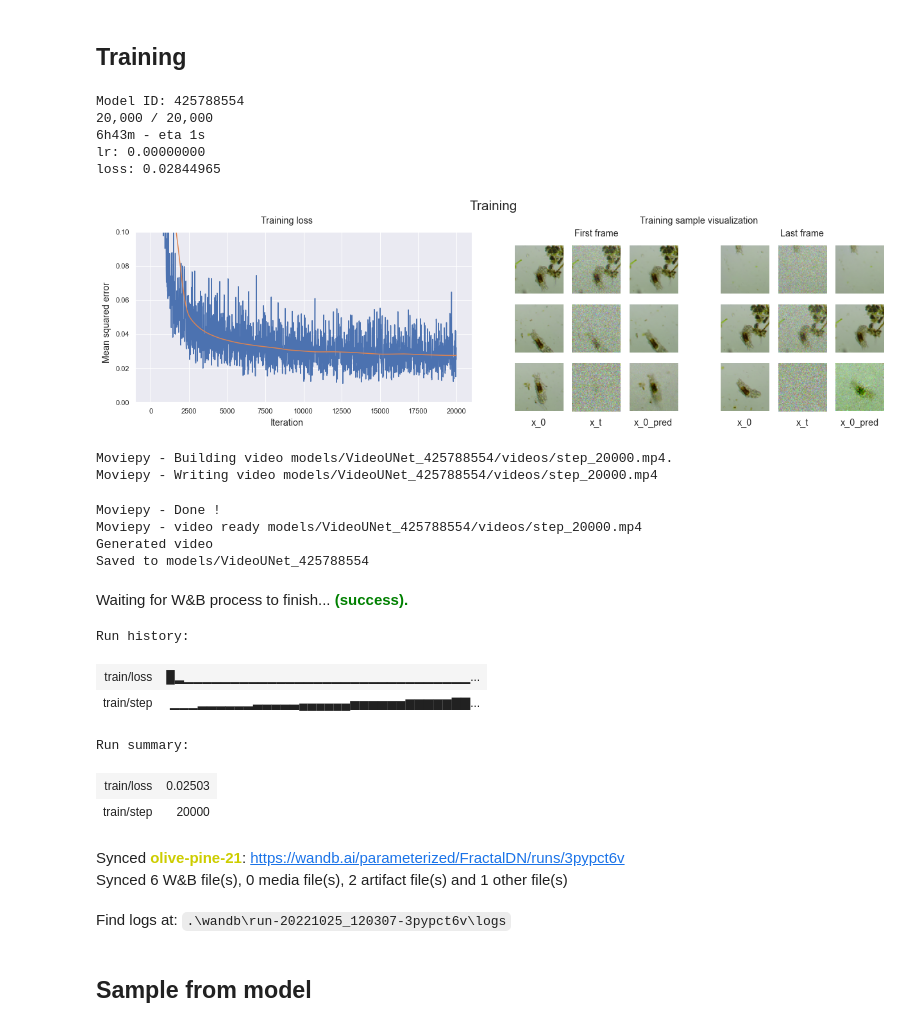
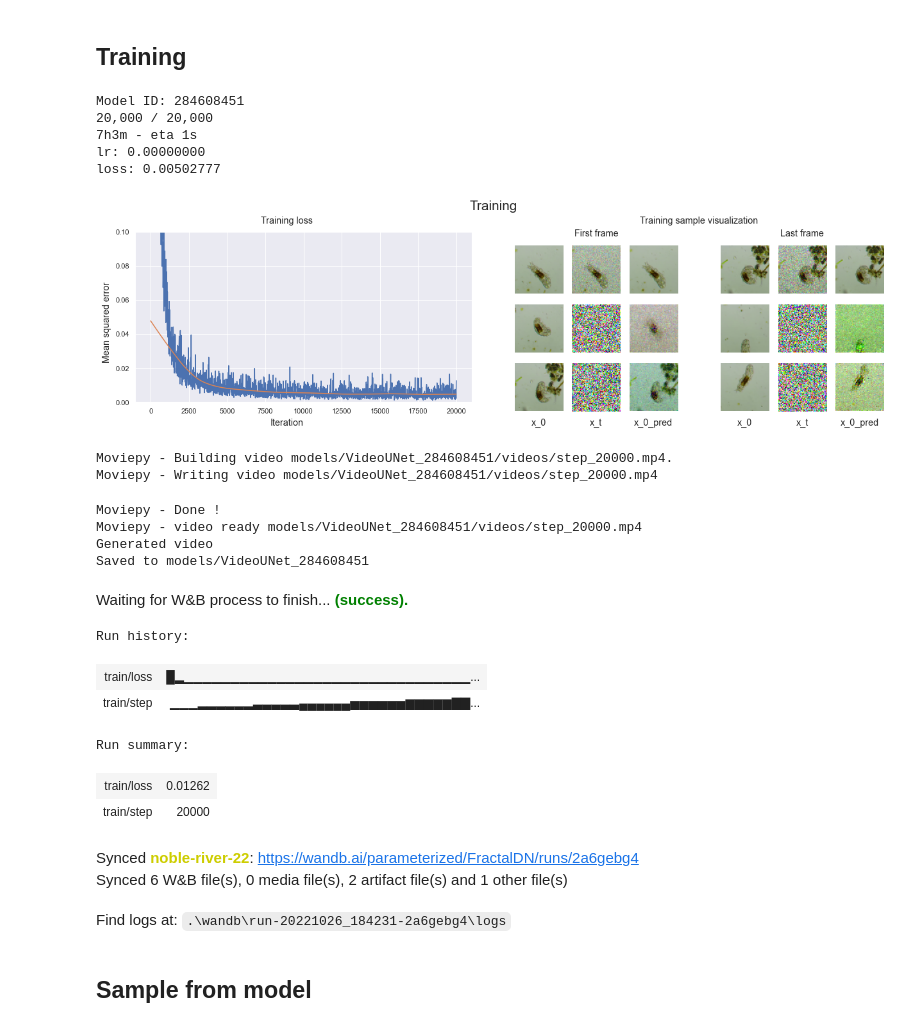
Before and after one commit to parameterized/micro-sim, a Jupyter notebook: notebooks/Controllable.ipynb, the cells around one changed output. Drawn from its saved outputs; the diff is of its cells as text; code cells hidden in the pictures.

Commit message:
increase norm/denorm variance, decrease memory noise

```diff
--- a/notebooks/Controllable.ipynb
+++ b/notebooks/Controllable.ipynb
@@ -73,7 +73,7 @@ class Config:
 
     # training
     load_pretrained: bool = False
-    pretrained_path: str = 'models/VideoUNet_62655314'
+    pretrained_path: str = 'models/VideoUNet_425788554'
     pool_size: int = 64
     batch_size: int = 16
     num_batch_frames: int = 4
@@ -90,6 +90,8 @@ class Config:
     # noise scheduler
     noise_scheduler_type: str = 'DDIM'
     num_train_timesteps: int = 1000
+    # corresponds to first n of train timesteps
+    num_memory_timesteps: int = 100
     num_inference_steps: int = 16
     inference_skip: int = 0
 
@@ -141,7 +143,9 @@ class Dataset():
         self.track = track
 
         self.mean = imgs.mean(dim=(0, 2, 3))
-        self.std = imgs.std(dim=(0, 2, 3))
+        # self.std = imgs.std(dim=(0, 2, 3))
+        # actual std around .1, but this works better
+        self.std = torch.full((3,), .5)
         self.frame_count = imgs.shape[0]
 
         self.norm = transforms.Normalize(self.mean, self.std)
@@ -585,6 +589,8 @@ def train():
             prev_x0 = x0[:, 0]
             prev_x0[is_first] = torch.randn_like(prev_x0[is_first])
             x0 = x0[:, 1:]
+            local_embs = local_embs[:, 1:]
+            track = track[:, 1:]
             # todo: stabilize
 
             xt_timesteps = torch.randint(
@@ -593,7 +599,7 @@ def train():
                 dtype=torch.long, device=cf.device
             )
             memory_timesteps = torch.randint_like(
-                xt_timesteps, noise_scheduler.num_train_timesteps)
+                xt_timesteps, cf.num_memory_timesteps)
             noise = torch.randn(cf.batch_size, cf.num_batch_frames,
                 3 + 3 + cf.num_memory_h, *cf.img_shape[1:], device=cf.device)
 
@@ -710,53 +716,53 @@ def train():
                         t = xt_timesteps[row_id, vis_frame]
                         pred_x0 = get_pred_x0(xt_rgb, t, pred[row_id, :3])
                         x0p_axes[k].imshow(dataset.tensor_to_img(pred_x0))
                         x0p_axes[k].axis('off')
 
                 plt.show()
 
             if (i + 1) % cf.video_every_n == 0:
                 clip = gen_video(f'{model_path}/videos/step_{i + 1}.mp4')
                 print('Generated video')
 
             if (i + 1) % cf.save_every_n == 0 or i == cf.num_training_steps - 1:
                 model.save_pretrained(model_path)
                 torch.save(memory_model, f'{model_path}/memory_model.pt')
                 print(f'Saved to {model_path}')
 
 
 if cf.load_pretrained:
     cf.model_id = cf.pretrained_path.split('_')[-1]
     model = model.from_pretrained(cf.pretrained_path).to(cf.device)
     memory_model = torch.load(f'{cf.pretrained_path}/memory_model.pt').to(cf.device)
     print(f'Loaded from {cf.pretrained_path}')
 else:
     gc.collect()
     torch.cuda.empty_cache()
     tqdm._instances.clear()
     train()
 # %% [output]
-Model ID: 425788554
+Model ID: 284608451
 20,000 / 20,000
-6h43m - eta 1s
+7h3m - eta 1s
 lr: 0.00000000
-loss: 0.02844965
+loss: 0.00502777
-[figure, old version]
+[figure, new version]
-Moviepy - Building video models/VideoUNet_425788554/videos/step_20000.mp4.
-Moviepy - Writing video models/VideoUNet_425788554/videos/step_20000.mp4
+Moviepy - Building video models/VideoUNet_284608451/videos/step_20000.mp4.
+Moviepy - Writing video models/VideoUNet_284608451/videos/step_20000.mp4
 Moviepy - Done !
-Moviepy - video ready models/VideoUNet_425788554/videos/step_20000.mp4
+Moviepy - video ready models/VideoUNet_284608451/videos/step_20000.mp4
 Generated video
-Saved to models/VideoUNet_425788554
+Saved to models/VideoUNet_284608451
 Waiting for W&B process to finish... (success).
 Run history:
 | train/loss | █▂▁▁▁▁▁▁▁▁▁▁▁▁▁▁▁▁▁▁▁▁▁▁▁▁▁▁▁▁▁▁▁... |
 | train/step | ▁▁▁▂▂▂▂▂▂▃▃▃▃▃▄▄▄▄▄▄▅▅▅▅▅▅▆▆▆▆▆▇▇... |
 Run summary:
-| train/loss | 0.02503 |
+| train/loss | 0.01262 |
 | train/step | 20000 |
-Synced olive-pine-21: https://wandb.ai/parameterized/FractalDN/runs/3pypct6v
+Synced noble-river-22: https://wandb.ai/parameterized/FractalDN/runs/2a6gebg4
 Synced 6 W&B file(s), 0 media file(s), 2 artifact file(s) and 1 other file(s)
-Find logs at: .\wandb\run-20221025_120307-3pypct6v\logs
+Find logs at: .\wandb\run-20221026_184231-2a6gebg4\logs
 # %% [markdown]
 ## Sample from model
 # %%
```
Also changed, not shown: parts of 4 cells of this notebook, 4 other files.
